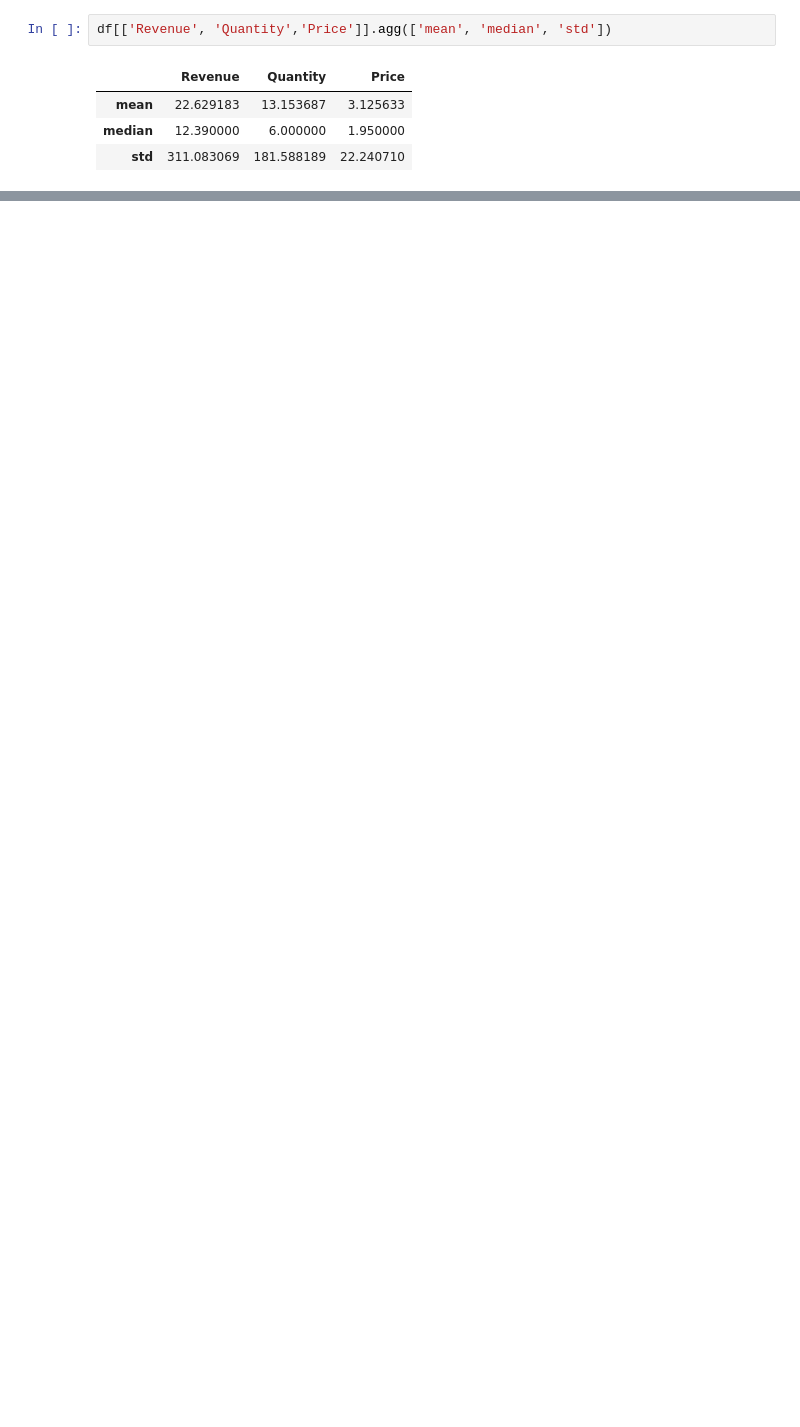
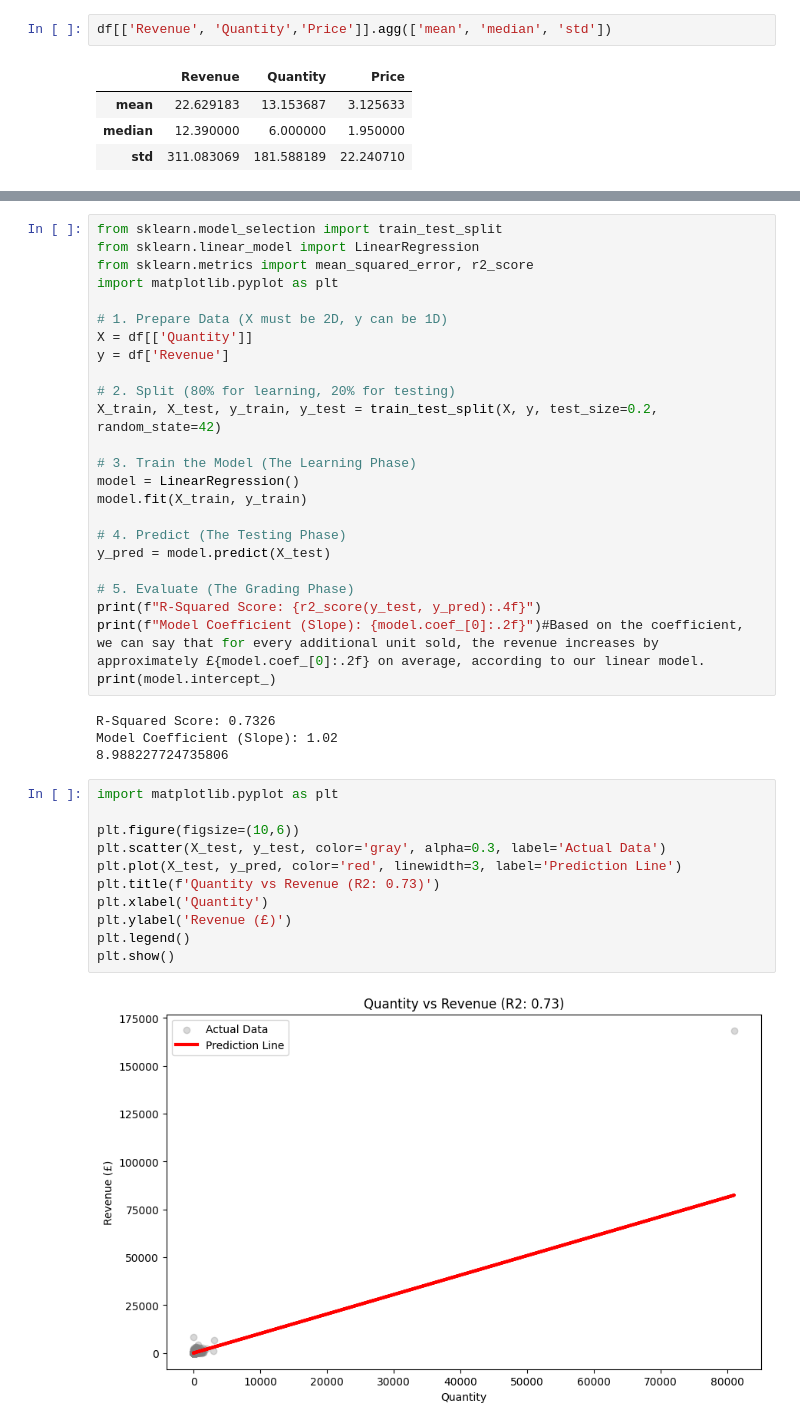
Before and after one commit to Feekysola/Online_Sales_Analytics, a Jupyter notebook: Task 2/Task2.ipynb, the cells around one changed output, grey strips where cells are left out. Drawn from its saved outputs; the diff is of its cells as text; blank space fills up the shorter version.

```diff
--- a/Task 2/Task2.ipynb
+++ b/Task 2/Task2.ipynb
@@ -191,0 +170,41 @@ correlation
+# %%
+from sklearn.model_selection import train_test_split
+from sklearn.linear_model import LinearRegression
+from sklearn.metrics import mean_squared_error, r2_score
+import matplotlib.pyplot as plt
+
+# 1. Prepare Data (X must be 2D, y can be 1D)
+X = df[['Quantity']]
+y = df['Revenue']
+
+# 2. Split (80% for learning, 20% for testing)
+X_train, X_test, y_train, y_test = train_test_split(X, y, test_size=0.2, random_state=42)
+
+# 3. Train the Model (The Learning Phase)
+model = LinearRegression()
+model.fit(X_train, y_train)
+
+# 4. Predict (The Testing Phase)
+y_pred = model.predict(X_test)
+
+# 5. Evaluate (The Grading Phase)
+print(f"R-Squared Score: {r2_score(y_test, y_pred):.4f}")
+print(f"Model Coefficient (Slope): {model.coef_[0]:.2f}")#Based on the coefficient, we can say that for every additional unit sold, the revenue increases by approximately £{model.coef_[0]:.2f} on average, according to our linear model.
+print(model.intercept_)
+# %% [output]
+R-Squared Score: 0.7326
+Model Coefficient (Slope): 1.02
+8.988227724735806
+# %%
+import matplotlib.pyplot as plt
+
+plt.figure(figsize=(10,6))
+plt.scatter(X_test, y_test, color='gray', alpha=0.3, label='Actual Data')
+plt.plot(X_test, y_pred, color='red', linewidth=3, label='Prediction Line')
+plt.title(f'Quantity vs Revenue (R2: 0.73)')
+plt.xlabel('Quantity')
+plt.ylabel('Revenue (£)')
+plt.legend()
+plt.show()
+# %% [output]
+[figure, added]
```
Also changed, not shown: parts of 17 cells of this notebook, 5 other files.
